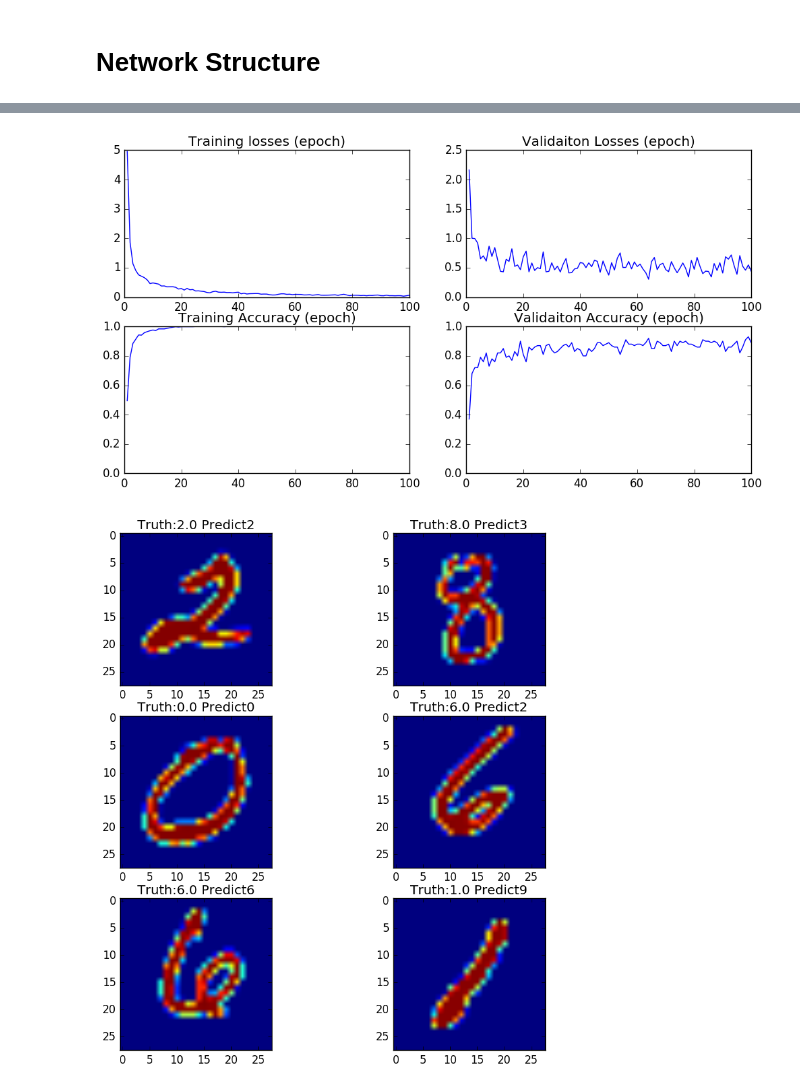
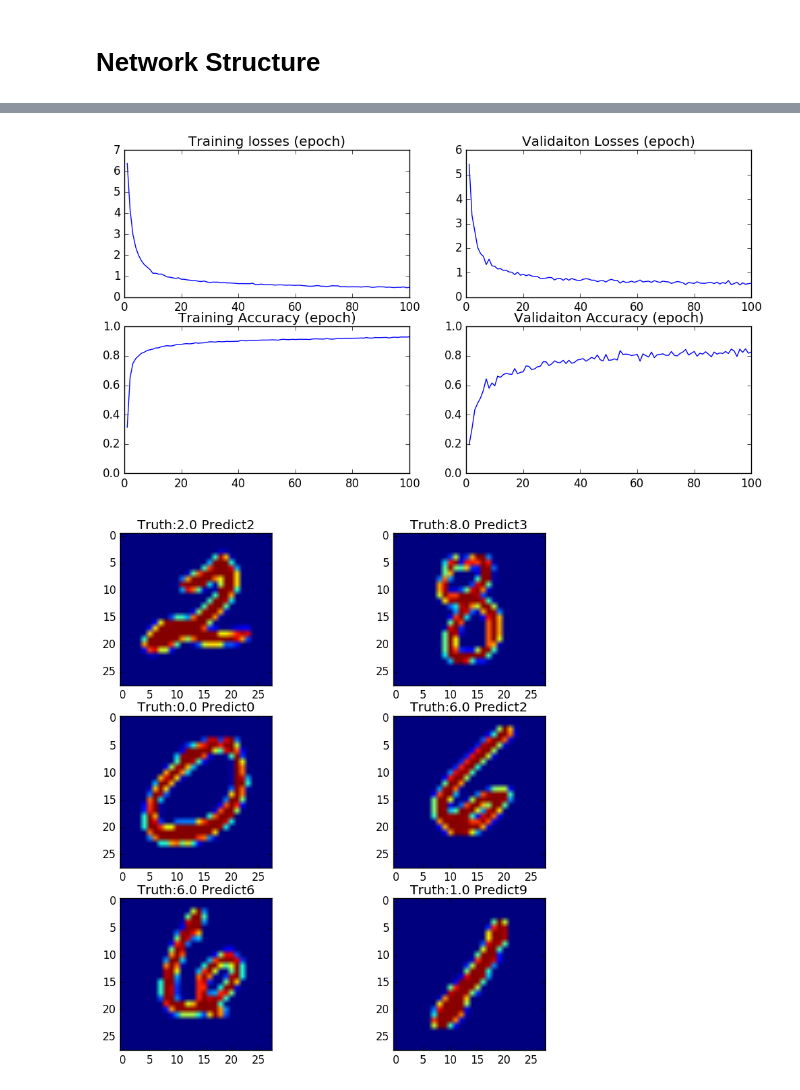
Before and after one commit to stevenygd/NN.jl, a Jupyter notebook: MLP Playground.ipynb, the cells around one changed output, grey strips where cells are left out. Saved outputs shown, nothing was run; the diff lists cells and outputs as text; code cells hidden in the pictures.

Commit message:
[Finish]the demo for mnist using either ReLU or Sigmoid

```diff
--- a/MLP Playground.ipynb
+++ b/MLP Playground.ipynb
@@ -75,12 +89,14 @@ PyObject <matplotlib.image.AxesImage object at 0x...>
 # %%
-function build_mlp()
+function build_mlp_sigmoid()
     layers = [
         DropoutLayer(0.2),
-        FCLayer(784, 800;init_type="Uniform"),
-        ReLu(),
+        FCLayer(784, 800;init_type="Normal"),
+        Sigmoid(),
+#         ReLu(),
         DropoutLayer(0.5),
-        FCLayer(800, 800;init_type="Uniform"),
-        ReLu(),
+        FCLayer(800, 800;init_type="Normal"),
+        Sigmoid(),
+#         ReLu(),
         DropoutLayer(0.5),
         FCLayer(800, 10;init_type="Normal")
     ]
@@ -171,29 +187,29 @@ WARNING: Method definition train(Main.SequentialNet, Any, Any) in module Main at
 WARNING: Method definition #train(Array{Any, 1}, Main.#train, Main.SequentialNet, Any, Any) in module Main overwritten.
 train (generic function with 1 method)
 # %%
-net = build_mlp()
-epo_losses, epo_accu, val_losses, val_accu = train(net, (trX, trY), (valX, valY);
+sigmoid_net = build_mlp_sigmoid()
+epo_losses, epo_accu, val_losses, val_accu = train(sigmoid_net, (trX, trY), (valX, valY);
                 ttl_epo = 100, batch_size = 100, lrSchedule = x -> 0.01, verbose=0, alpha=0.9)
 figure(figsize=(12,6))
 subplot(221)
 plot(1:length(epo_losses), epo_losses)
 title("Training losses (epoch)")
 
 subplot(223)
 plot(1:length(epo_accu), epo_accu)
 ylim([0, 1])
 title("Training Accuracy (epoch)")
 
 subplot(222)
 plot(1:length(val_losses), val_losses)
 title("Validaiton Losses (epoch)")
 
 subplot(224)
 plot(1:length(val_accu), val_accu)
 ylim([0, 1])
 title("Validaiton Accuracy (epoch)")
 
 show()
 # %% [output]
-[figure, old version]
+[figure, new version]
 # %%
```
Also changed, not shown: parts of 13 cells of this notebook, 1 other file.
